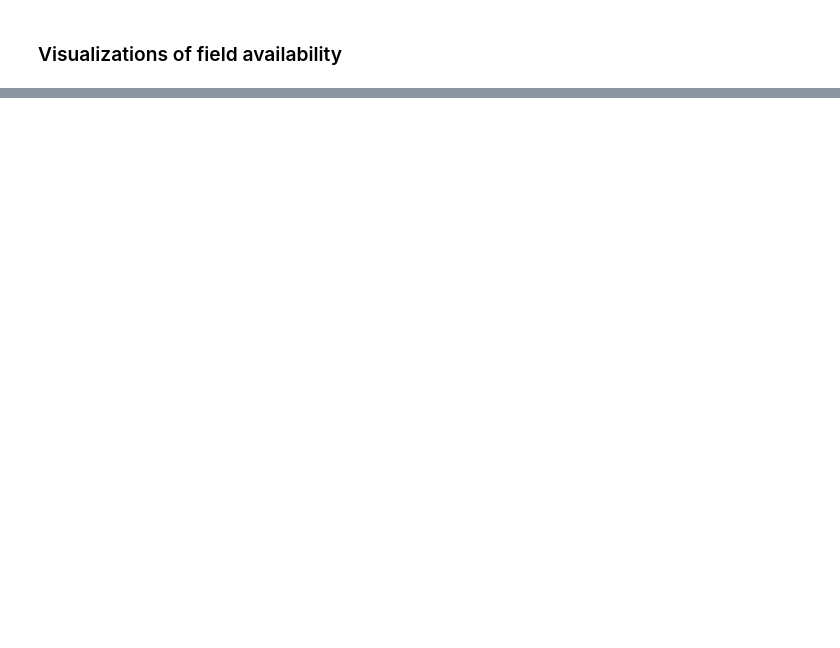
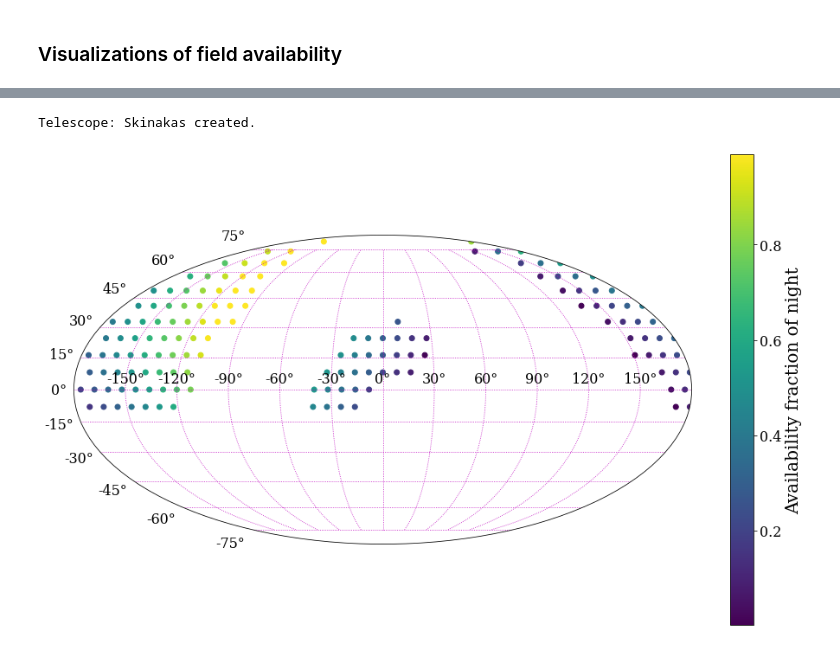
Before and after one commit to skiehl/pasiphae-survey-planner, a Jupyter notebook: SurveyStrategy.ipynb, the cells around one changed output, grey strips where cells are left out. Saved outputs shown, nothing was run; the diff lists cells and outputs as text; code cells hidden in the pictures; blank space fills up the shorter version.

```diff
--- a/SurveyStrategy.ipynb
+++ b/SurveyStrategy.ipynb
@@ -583,0 +630,9 @@ for i, field in enumerate(fields.get_fields()):
+# %%
+night_start, night_end = surveyplanner.get_night_start_end('Skinakas', night)
+night_duration = night_end - night_start
+# %% [output]
+Telescope: Skinakas created.
+# %%
+fav.field_duration(night_duration=night_duration);
+# %% [output]
+[figure, added]
```
Also changed, not shown: parts of 95 cells of this notebook, 3 other files.
